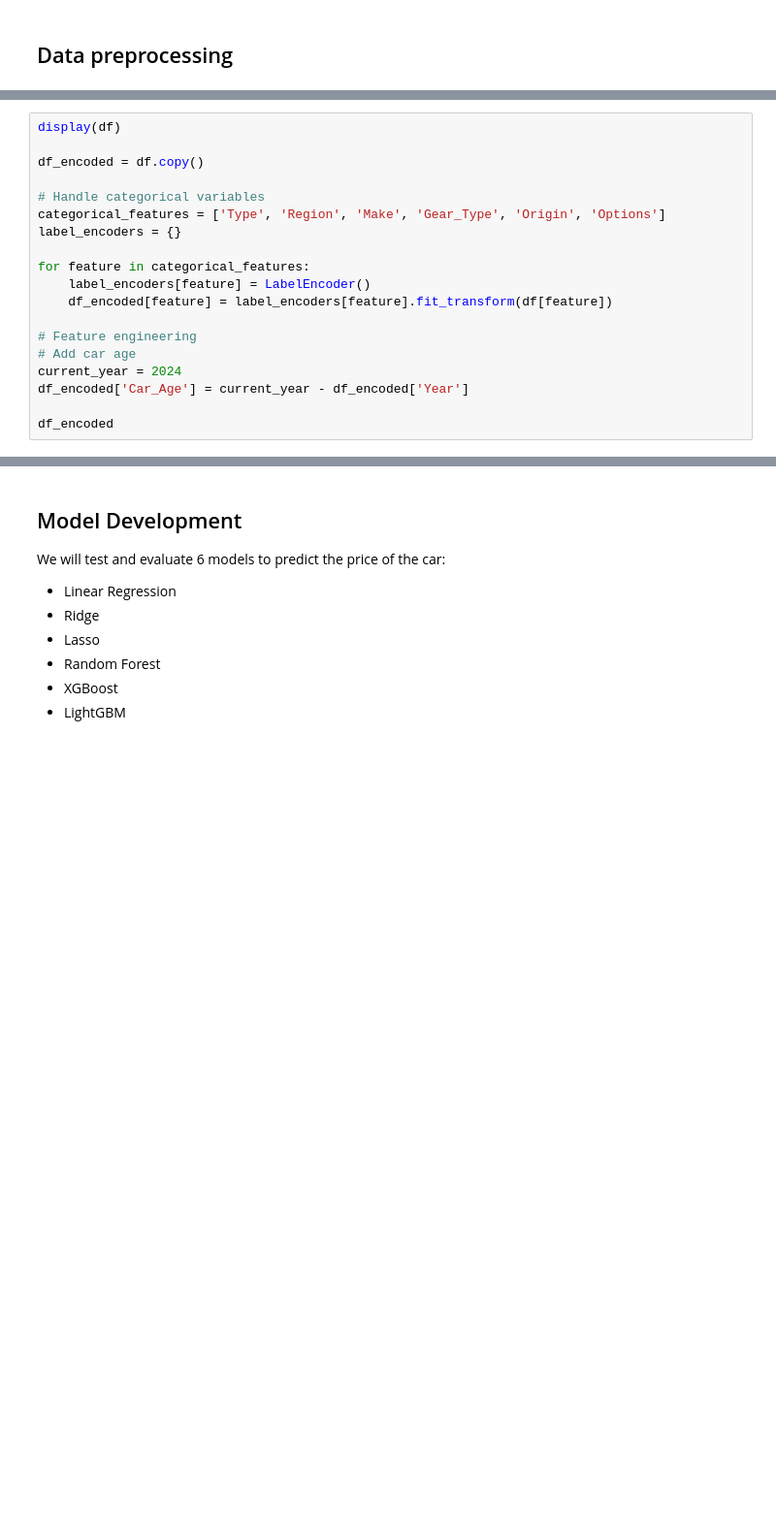
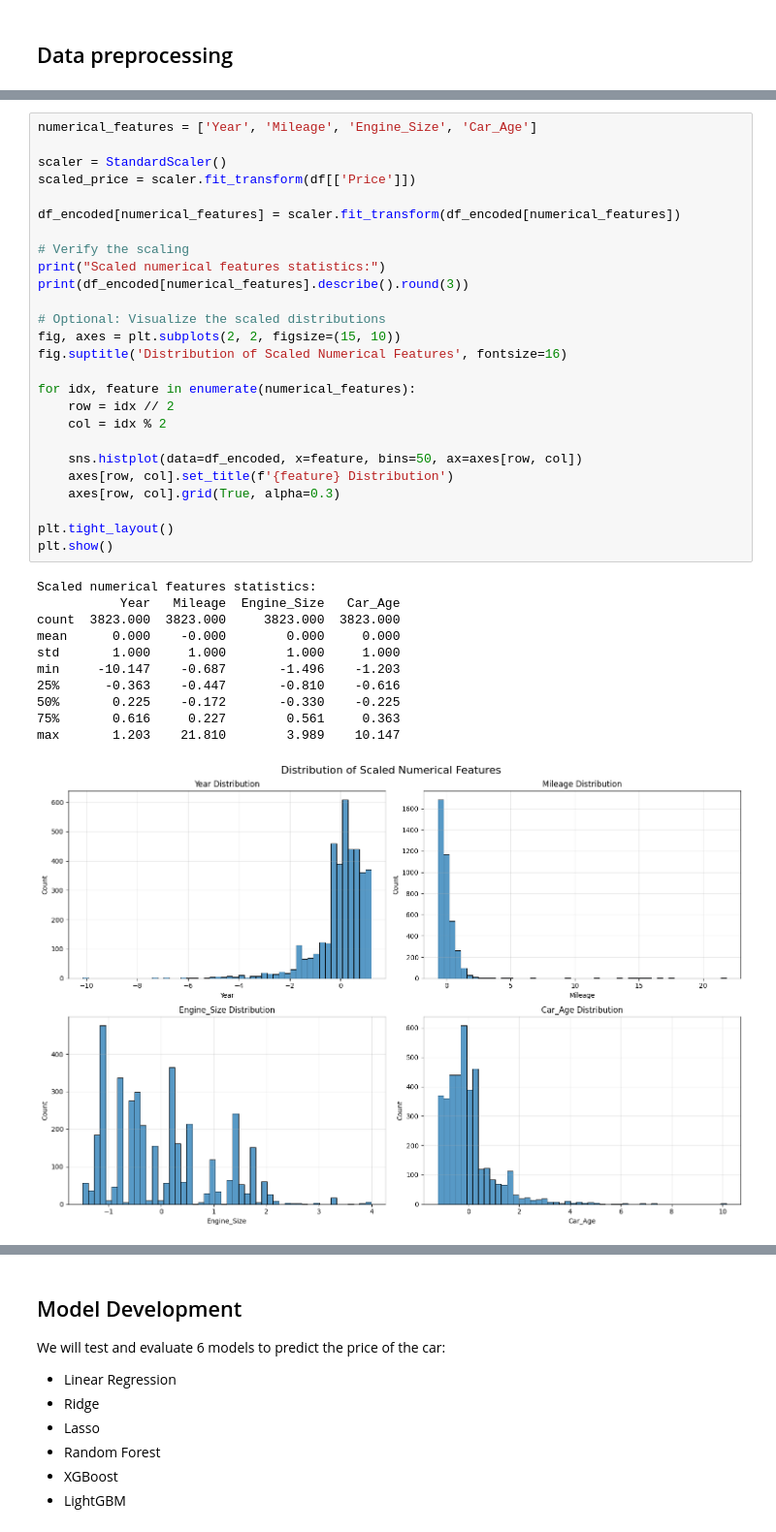
Before and after one commit to andresuchdata/saudi-used-cars, a Jupyter notebook: main.ipynb, the cells around one changed output, grey strips where cells are left out. Shown at 97% size. Drawn from its saved outputs; the diff is of its cells as text; blank space fills up the shorter version.

Commit message:
added encoding and scaling for features

```diff
--- a/main.ipynb
+++ b/main.ipynb
@@ -357,19 +354,0 @@ plt.show()
-# %%
-display(df)
-
-df_encoded = df.copy()
-
-# Handle categorical variables
-categorical_features = ['Type', 'Region', 'Make', 'Gear_Type', 'Origin', 'Options']
-label_encoders = {}
-
-for feature in categorical_features:
-    label_encoders[feature] = LabelEncoder()
-    df_encoded[feature] = label_encoders[feature].fit_transform(df[feature])
-
-# Feature engineering
-# Add car age
-current_year = 2024
-df_encoded['Car_Age'] = current_year - df_encoded['Year']
-
-df_encoded
@@ -402,0 +383,38 @@ df_encoded
+# %%
+numerical_features = ['Year', 'Mileage', 'Engine_Size', 'Car_Age']
+
+scaler = StandardScaler()
+scaled_price = scaler.fit_transform(df[['Price']])
+
+df_encoded[numerical_features] = scaler.fit_transform(df_encoded[numerical_features])
+
+# Verify the scaling
+print("Scaled numerical features statistics:")
+print(df_encoded[numerical_features].describe().round(3))
+
+# Optional: Visualize the scaled distributions
+fig, axes = plt.subplots(2, 2, figsize=(15, 10))
+fig.suptitle('Distribution of Scaled Numerical Features', fontsize=16)
+
+for idx, feature in enumerate(numerical_features):
+    row = idx // 2
+    col = idx % 2
+
+    sns.histplot(data=df_encoded, x=feature, bins=50, ax=axes[row, col])
+    axes[row, col].set_title(f'{feature} Distribution')
+    axes[row, col].grid(True, alpha=0.3)
+
+plt.tight_layout()
+plt.show()
+# %% [output]
+Scaled numerical features statistics:
+           Year   Mileage  Engine_Size   Car_Age
+count  3823.000  3823.000     3823.000  3823.000
+mean      0.000    -0.000        0.000     0.000
+std       1.000     1.000        1.000     1.000
+min     -10.147    -0.687       -1.496    -1.203
+25%      -0.363    -0.447       -0.810    -0.616
+50%       0.225    -0.172       -0.330    -0.225
+75%       0.616     0.227        0.561     0.363
+max       1.203    21.810        3.989    10.147
+[figure, added]
```
Also changed, not shown: parts of 12 cells of this notebook.
